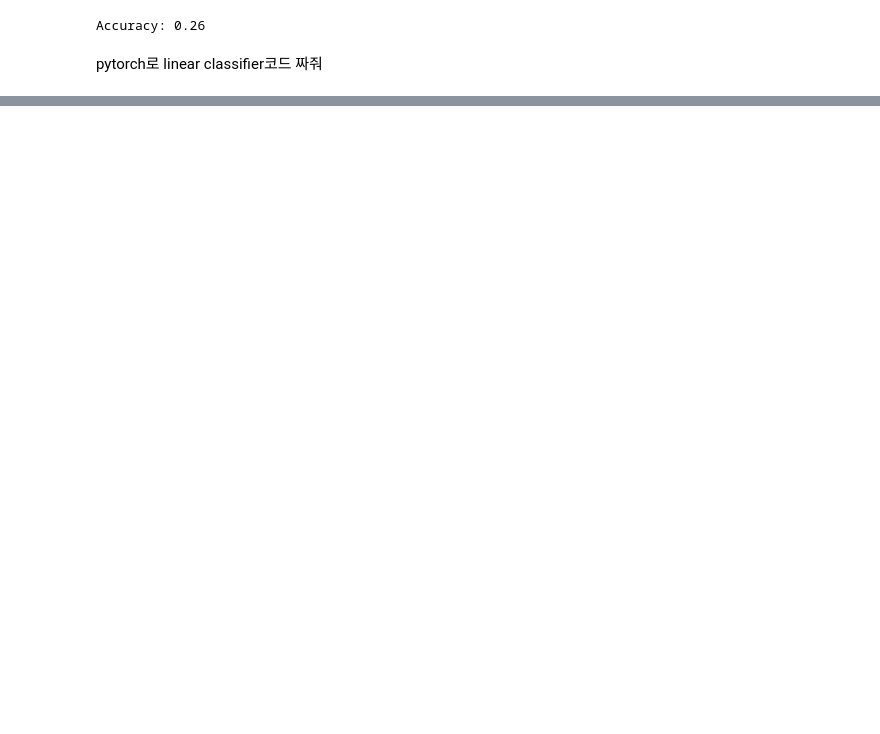
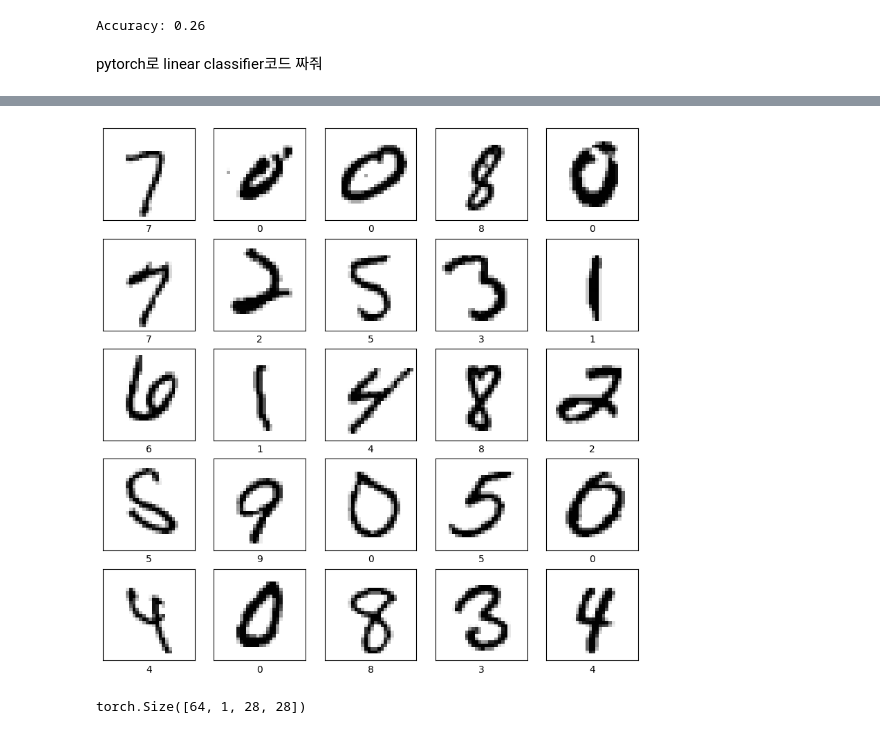
Before and after one commit to tnwls6865/Creative_Masters, a Jupyter notebook: week5.ipynb, the cells around one changed output, grey strips where cells are left out. Saved outputs shown, nothing was run; the diff lists cells and outputs as text; code cells hidden in the pictures; blank space fills up the shorter version.

```diff
--- a/week5.ipynb
+++ b/week5.ipynb
@@ -222 +255,25 @@ pytorch로 linear classifier코드 짜줘
+# %%
+import torch
+import torchvision
+import matplotlib.pyplot as plt
+
+# 이미지 출력
+plt.figure(figsize=(10, 10))
+for i, (images, labels) in enumerate(trainloader):
+    if i == 1:
+        break
+    for j in range(25):
+        plt.subplot(5, 5, j+1)
+        plt.xticks([])
+        plt.yticks([])
+        plt.grid(False)
+        plt.imshow(images[j][0], cmap=plt.cm.binary)
+        plt.xlabel(labels[j].item())
+plt.show()
+# %% [output]
+[figure, added]
+# %%
+images.shape
+# %% [output]
+torch.Size([64, 1, 28, 28])
 # %%
```
Also changed, not shown: parts of 22 cells of this notebook.
